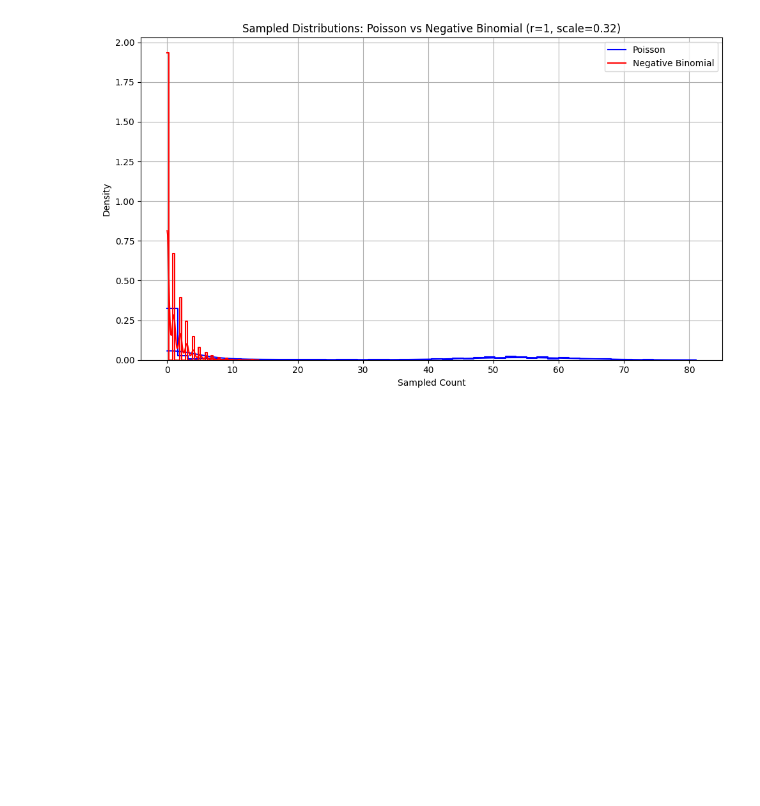
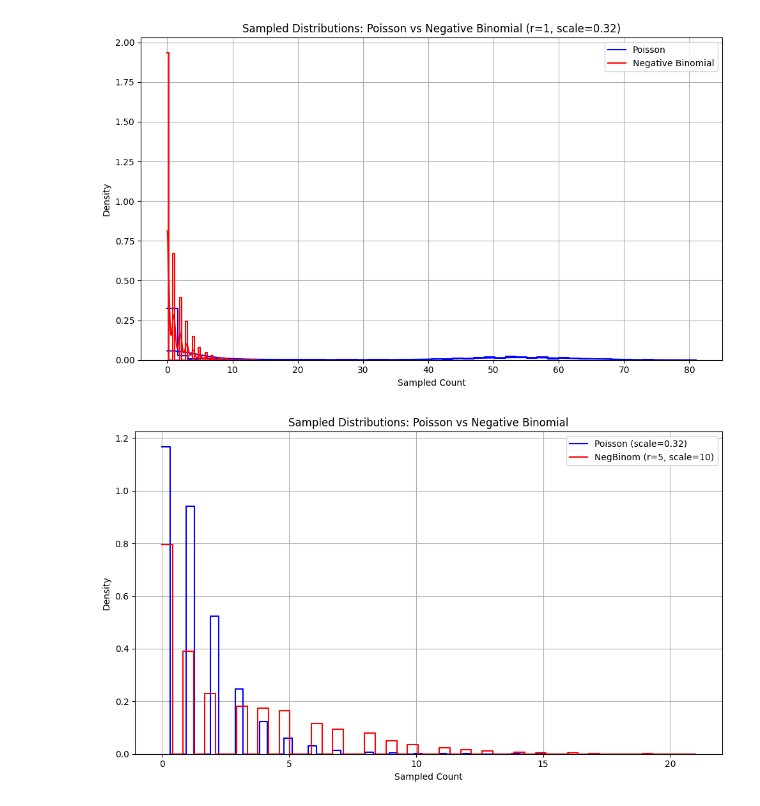
Before and after one commit to Logo96/in-context-learning-GLM, a Jupyter notebook: src/test_oracel.ipynb, the cells around one changed output. Cells and saved outputs as stored; diff of their text form; code cells hidden in the pictures; blank space fills up the shorter version.

```diff
--- a/src/test_oracel.ipynb
+++ b/src/test_oracel.ipynb
@@ -7,7 +7,7 @@ lr = 0.05
 max_steps = 10000
 tol = 1e-10
 # %%
-def sample_data(n_tasks, n_points, d, ws = None, scale=0.32, loss_type="poisson", r=5):
+def sample_data(n_tasks, n_points, d, ws = None, scale=0.32, loss_type="poisson", r=None):
     xs = torch.randn(n_tasks, n_points, d)
     if not isinstance(ws, torch.Tensor):
         ws = scale * torch.randn(n_tasks, d, 1)
@@ -28,3 +28,8 @@ def sample_data(n_tasks, n_points, d, ws = None, scale=0.32, loss_type="poisson"
         raise ValueError(f"Unsupported data_type: {loss_type}. Use 'poisson' or 'neg_binomial'.")
 
     return xs, ys, ws
+# %%
+xs_all, ys_all, ws = sample_data(n_tasks, 40, 10, scale=0.32, loss_type="poisson", r=1)
+print(f"xs_all.shape: {xs_all.shape}")
+print(f"ys_all.shape: {ys_all.shape}")
+print(f"ws.shape: {ws.shape}")
@@ -154,3 +167,43 @@ def sample_and_plot_distributions(n_samples=10000, d=10, scale=2, r=2):
 sample_and_plot_distributions()
 # %% [output]
 [figure]
+# %%
+import torch
+import matplotlib.pyplot as plt
+import seaborn as sns
+
+def sample_and_plot_distributions(n_samples=10000, d=10, scale_poisson=2, r_nb=2, scale_nb=2):
+    # --- Generate inputs ---
+    xs = torch.randn(n_samples, d)
+
+    # --- Poisson sampling ---
+    ws_poisson = scale_poisson * torch.randn(d, 1)
+    logits_poisson = xs @ ws_poisson
+    mu_poisson = torch.exp(logits_poisson.clamp(-4,4)).squeeze()
+    poisson_samples = torch.poisson(mu_poisson).cpu().numpy()
+
+    # --- Negative Binomial sampling ---
+    ws_nb = scale_nb * torch.randn(d, 1)
+    logits_nb_input = xs @ ws_nb
+    mu_nb = torch.exp(logits_nb_input.clamp(-4,4)).squeeze()
+    r_tensor = torch.tensor(r_nb, dtype=mu_nb.dtype, device=mu_nb.device)
+    logits_nb = torch.log(r_tensor) - torch.log(r_tensor + mu_nb)
+    dist_nb = torch.distributions.NegativeBinomial(total_count=r_tensor, logits=logits_nb)
+    nb_samples = dist_nb.sample().cpu().numpy()
+
+    # --- Plotting ---
+    plt.figure(figsize=(10, 6))
+    sns.histplot(poisson_samples, bins=50, color='blue', label=f'Poisson (scale={scale_poisson})',
+                 stat='density', element='step', fill=False)
+    sns.histplot(nb_samples, bins=50, color='red', label=f'NegBinom (r={r_nb}, scale={scale_nb})',
+                 stat='density', element='step', fill=False)
+    plt.title("Sampled Distributions: Poisson vs Negative Binomial")
+    plt.xlabel("Sampled Count")
+    plt.ylabel("Density")
+    plt.legend()
+    plt.grid(True)
+    plt.tight_layout()
+    plt.show()
+sample_and_plot_distributions(scale_poisson=0.32, scale_nb=10, r_nb=5)
+# %% [output]
+[figure, added]
```
Also changed, not shown: parts of 3 cells of this notebook, 3 other files.
